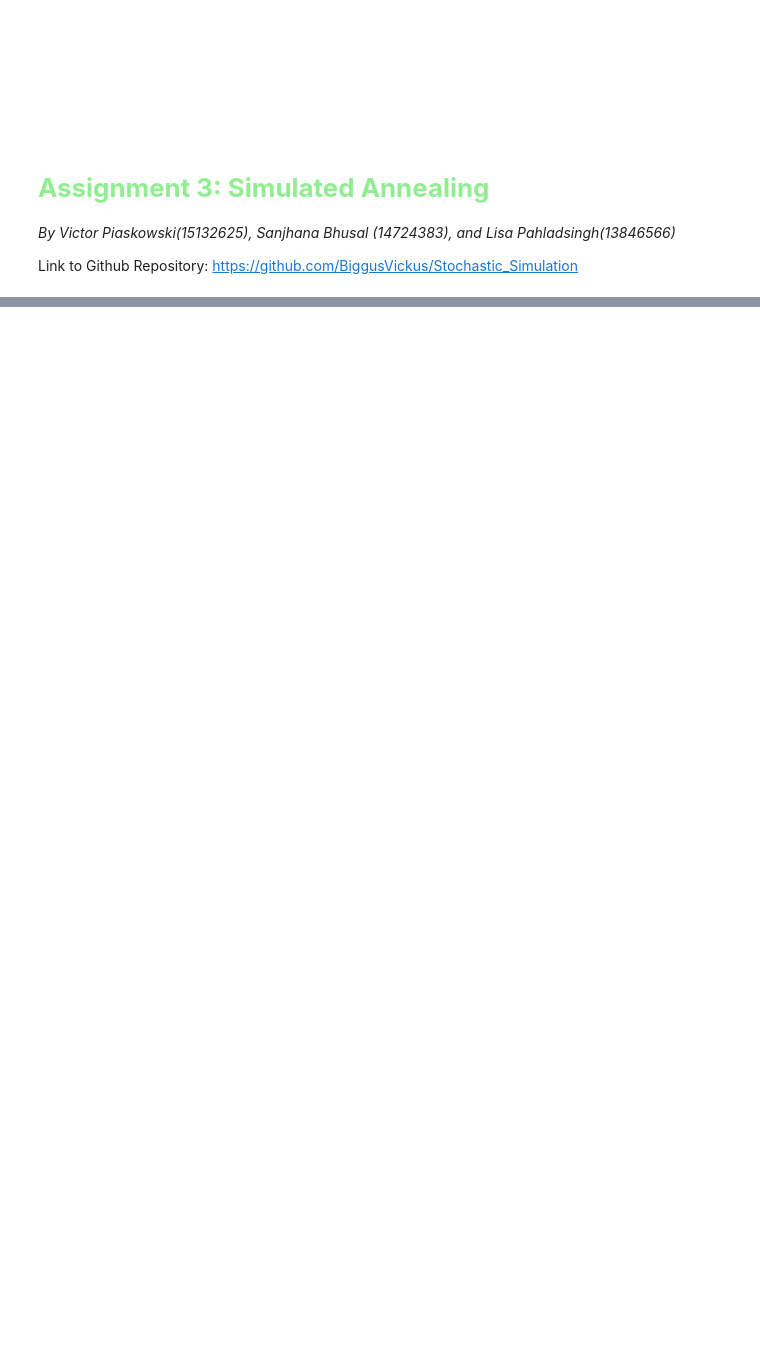
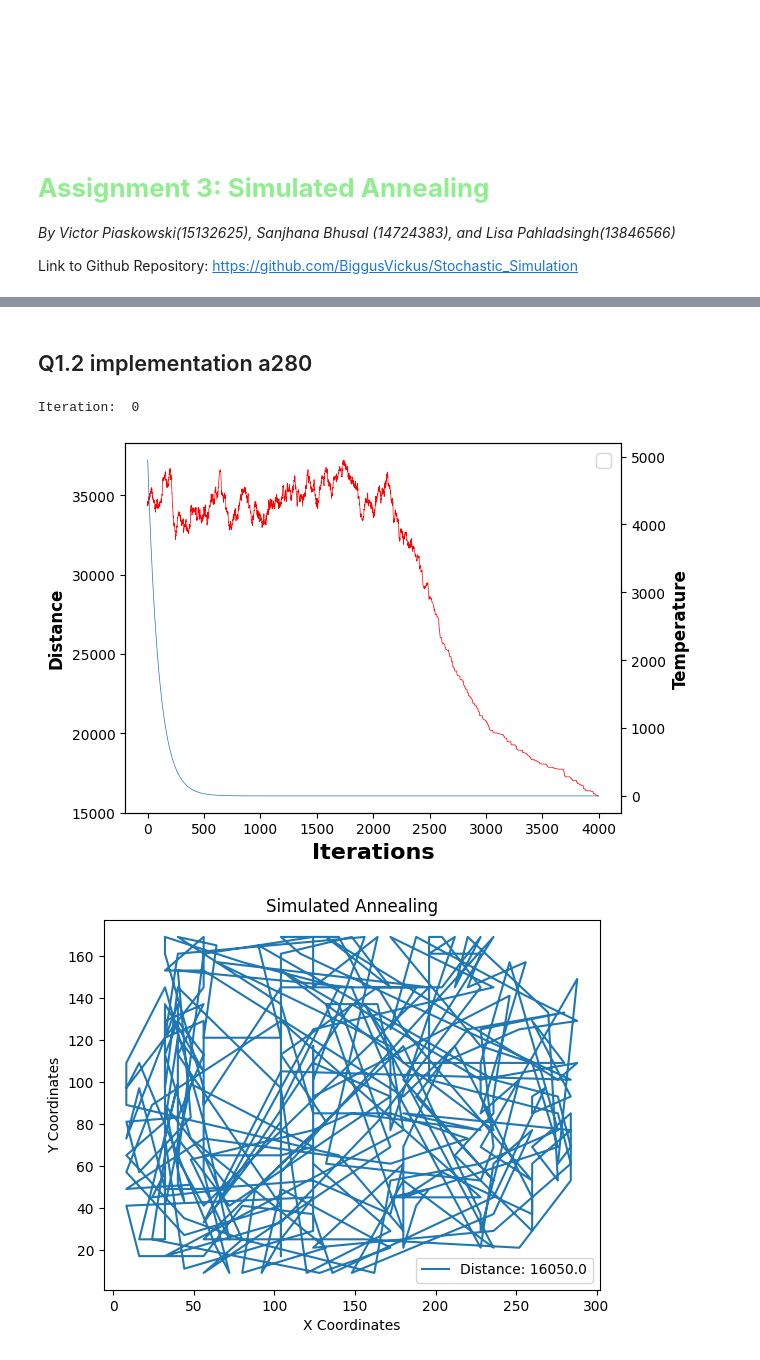
Before and after one commit to BiggusVickus/Stochastic_Simulation, a Jupyter notebook: Assignment 3/LisaPahladsingh_13846566_SanjhanaBhusal_14724383_VictorPiaskowski_15132625_Assignment2.ipynb, the cells around one changed output, grey strips where cells are left out. Cells and saved outputs as stored; diff of their text form; code cells hidden in the pictures; blank space fills up the shorter version.

```diff
--- a/Assignment 3/LisaPahladsingh_13846566_SanjhanaBhusal_14724383_VictorPiaskowski_15132625_Assignment2.ipynb
+++ b/Assignment 3/LisaPahladsingh_13846566_SanjhanaBhusal_14724383_VictorPiaskowski_15132625_Assignment2.ipynb
@@ -298,0 +349,17 @@ initial.plot_route_distance_list()
+# %% [markdown]
+## Q1.2 implementation a280
+# %%
+initial = SimulatedAnnealing('a280.tsp')
+initial.same_solution_max = 100
+initial.same_cost_diff_max = 500
+initial.iterations = 1
+initial.max_iter = 4000
+
+# run with current settings
+initial.initialize()
+initial.iteration_distance()
+initial.plot_route()
+# %% [output]
+Iteration:  0
+[figure, added]
+[figure, added]
```
Also changed, not shown: parts of 18 cells of this notebook.
